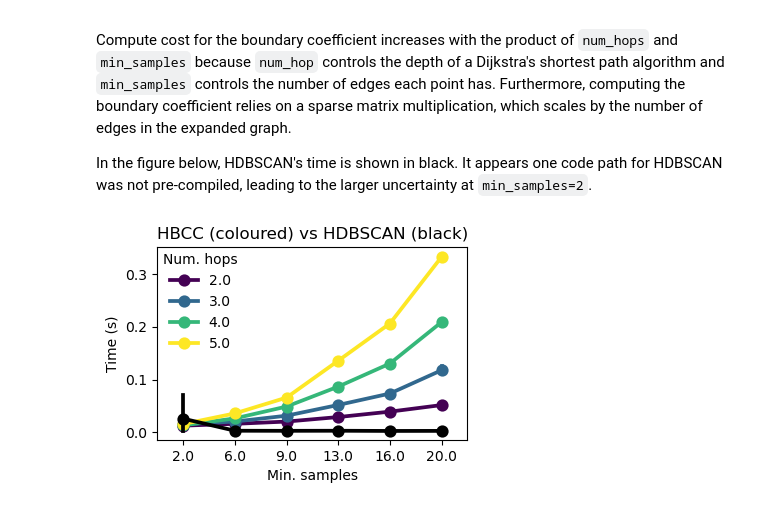
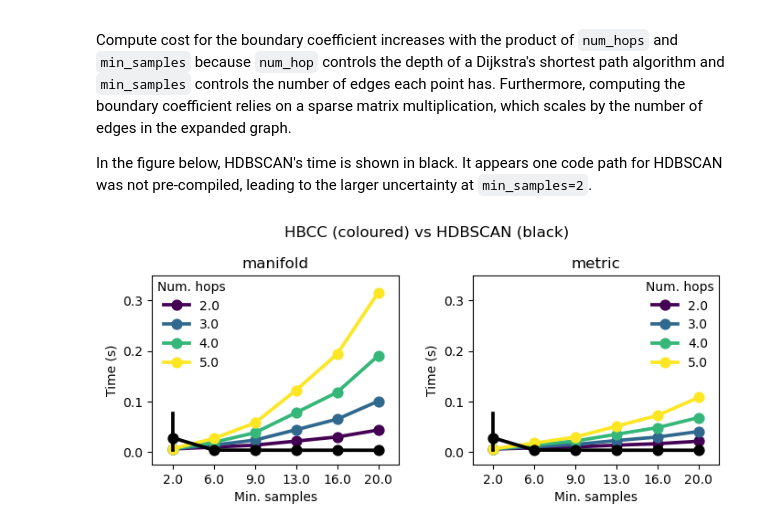
Before and after one commit to vda-lab/fast_hbcc, a Jupyter notebook: notebooks/branch_detection_benchmark.ipynb, the cells around one changed output. Drawn from its saved outputs; the diff is of its cells as text; code cells hidden in the pictures.

```diff
--- a/notebooks/branch_detection_benchmark.ipynb
+++ b/notebooks/branch_detection_benchmark.ipynb
@@ -169,6 +169,7 @@ min_cluster_sizes = np.unique(
     np.round(np.exp(np.linspace(np.log(25), np.log(60), 10)))
 ).astype(np.int32)
 selection_methods = ["eom", "leaf"]
+hop_types = ["manifold", "metric"]
 
 
 dynamic_params = defaultdict(
@@ -184,11 +185,12 @@ dynamic_params = defaultdict(
     ),
     hbcc=dict(
         num_hops=n_hops,
+        hop_type=hop_types,
         min_samples=n_neighbors,
         min_cluster_size=min_cluster_sizes,
         cluster_selection_method=selection_methods,
     ),
-    sbcc=dict(num_hops=n_hops),
+    sbcc=dict(num_hops=n_hops, hop_type=hop_types),
 )
 
 all_params = {name for params in dynamic_params.values() for name in params.keys()}
@@ -686,27 +676,32 @@ In the figure below, HDBSCAN's time is shown in black. It appears one code path
 for HDBSCAN was not pre-compiled, leading to the larger uncertainty at
 `min_samples=2`.
 # %%
-plt.figure(figsize=(4, 2.5))
-sns.pointplot(
-  hbcc2d,
-  x="min_samples",
-  y='time',
-  hue='num_hops',
-  marker="o",
-  palette='viridis',
-  legend=True
-)
-sns.pointplot(
-  avg_df.query("alg == 'hdbscan'"),
-  x="min_samples",
-  y='time',
-  color='k',
-  legend=False
-)
-plt.legend(title='Num. hops', borderaxespad=0, frameon=False)
-plt.xlabel('Min. samples')
-plt.ylabel('Time (s)')
-plt.title('HBCC (coloured) vs HDBSCAN (black)')
+plt.figure(figsize=(8, 3))
+for i, hoptype in enumerate(hop_types):
+    plt.subplot(1, 2, i+1)
+    sns.pointplot(
+        avg_df.query("alg=='hbcc' and cluster_selection_method==@strat and hop_type==@hoptype"),
+        x="min_samples",
+        y="time",
+        hue="num_hops",
+        marker="o",
+        palette="viridis",
+        legend=True,
+    )
+    sns.pointplot(
+        avg_df.query("alg == 'hdbscan'"),
+        x="min_samples",
+        y="time",
+        color="k",
+        legend=False,
+    )
+    plt.legend(title="Num. hops", borderaxespad=0, frameon=False)
+    plt.xlabel("Min. samples")
+    plt.ylabel("Time (s)")
+    plt.ylim([-0.025, 0.35])
+    plt.title(hoptype)
+plt.suptitle("HBCC (coloured) vs HDBSCAN (black)")
+plt.subplots_adjust(wspace=0.3, top=0.8)
 plt.show()
 # %% [output]
-[figure, old version]
+[figure, new version]
```
Also changed, not shown: parts of 12 cells of this notebook, 11 other files.
